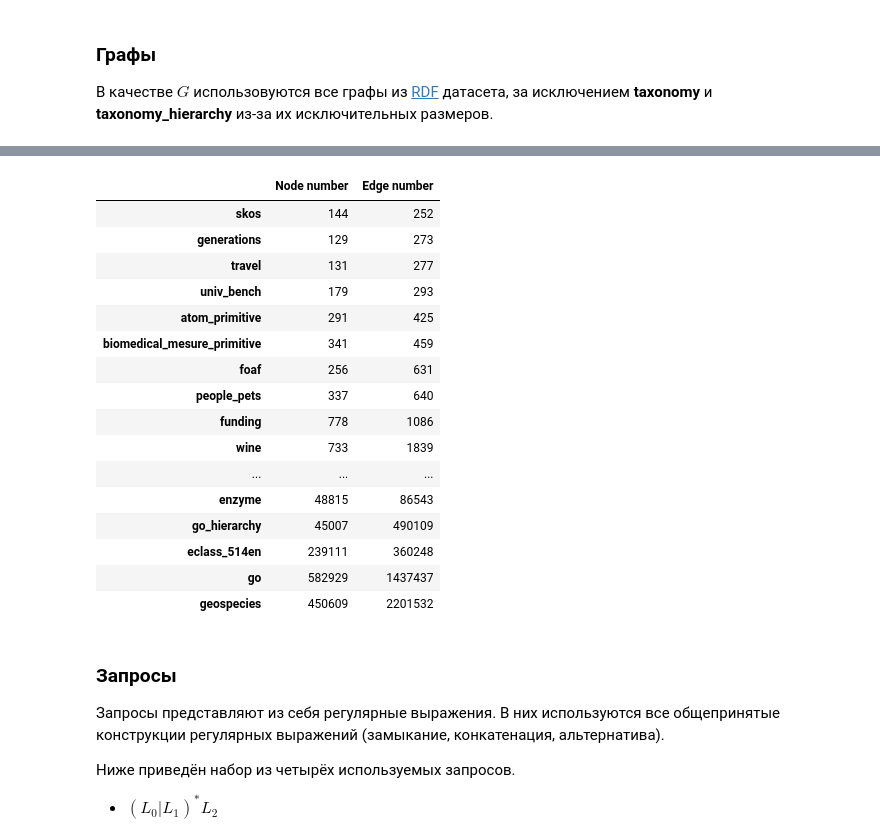
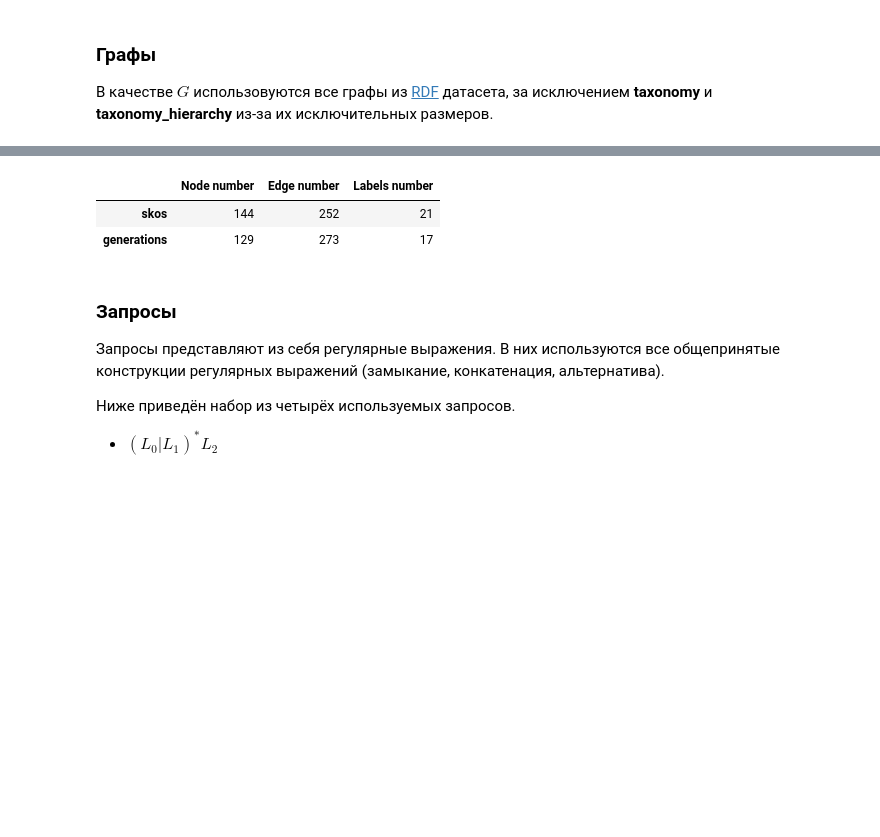
Before and after one commit to FormalLanguageConstrainedPathQuerying/formal-lang-course, a Jupyter notebook: researches/rpq_research.ipynb, the cells around one changed output, grey strips where cells are left out. Drawn from its saved outputs; the diff is of its cells as text; code cells hidden in the pictures; blank space fills up the shorter version.

```diff
--- a/researches/rpq_research.ipynb
+++ b/researches/rpq_research.ipynb
@@ -80,22 +75,22 @@ v_j\in S^{2}\times l\rightarrow u_j\in S^{2}\in\Delta^{2}
 GRAPH_NAMES = (
     "skos",
     "generations",
-    "travel",
-    "univ_bench",
-    "atom_primitive",
-    "biomedical_mesure_primitive",
-    "foaf",
-    "people_pets",
-    "funding",
-    "wine",
-    "pizza",
-    "core",
-    "pathways",
-    "enzyme",
-    "go_hierarchy",
-    "eclass_514en",
-    "go",
-    "geospecies",
+#     "travel",
+#     "univ_bench",
+#     "atom_primitive",
+#     "biomedical_mesure_primitive",
+#     "foaf",
+#     "people_pets",
+#     "funding",
+#     "wine",
+#     "pizza",
+#     "core",
+#     "pathways",
+#     "enzyme",
+#     "go_hierarchy",
+#     "eclass_514en",
+#     "go",
+#     "geospecies",
 )
 # %%
 # Объекты использующихся графов
@@ -112,42 +104,33 @@ file:///home/kznts9v_1lya/Education/Formal_languages/formal-lang-course/venv/lib
 # %%
 # Информация об использующихся графах
 
 import pandas as pd
 
 node_numbers = []
 edge_numbers = []
+edge_labels_numbers = []
+
 for graph in GRAPHS:
     node_number, edge_number = graph.description.nodes, graph.description.edges
     node_numbers.append(node_number)
     edge_numbers.append(edge_number)
+    edge_labels_number = len(graph.description.edge_labels)
+    edge_labels_numbers.append(edge_labels_number)
 
 graph_descriptions_df = pd.DataFrame(
     {
         "Node number": node_numbers,
-        "Edge number": edge_numbers
+        "Edge number": edge_numbers,
+        "Labels number": edge_labels_numbers
     },
     index=GRAPH_NAMES
 )
 
 graph_descriptions_df
 # %% [output]
-|  | Node number | Edge number |
-| skos | 144 | 252 |
-| generations | 129 | 273 |
-| travel | 131 | 277 |
-| univ_bench | 179 | 293 |
-| atom_primitive | 291 | 425 |
-| biomedical_mesure_primitive | 341 | 459 |
-| foaf | 256 | 631 |
-| people_pets | 337 | 640 |
-| funding | 778 | 1086 |
-| wine | 733 | 1839 |
-| ... | ... | ... |
-| enzyme | 48815 | 86543 |
-| go_hierarchy | 45007 | 490109 |
-| eclass_514en | 239111 | 360248 |
-| go | 582929 | 1437437 |
-| geospecies | 450609 | 2201532 |
+|  | Node number | Edge number | Labels number |
+| skos | 144 | 252 | 21 |
+| generations | 129 | 273 | 17 |
 # %% [markdown]
 ### Запросы
 
```
Also changed, not shown: parts of 23 cells of this notebook.
